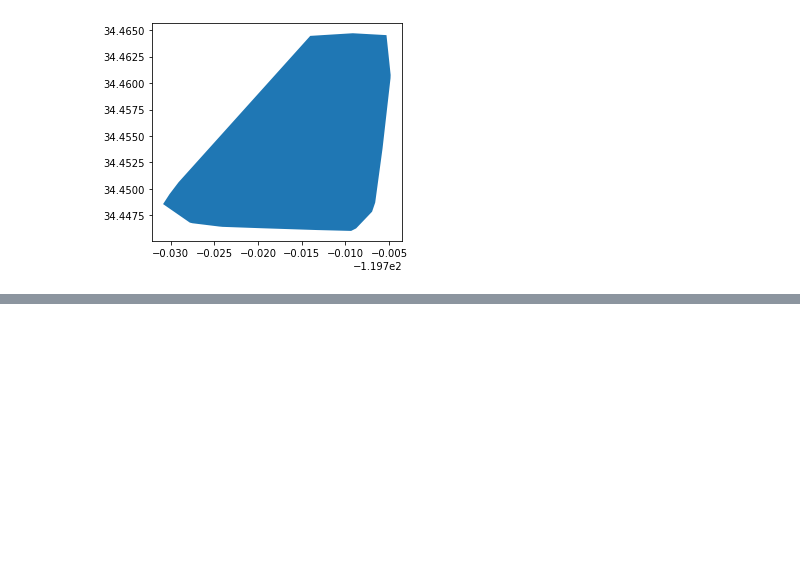
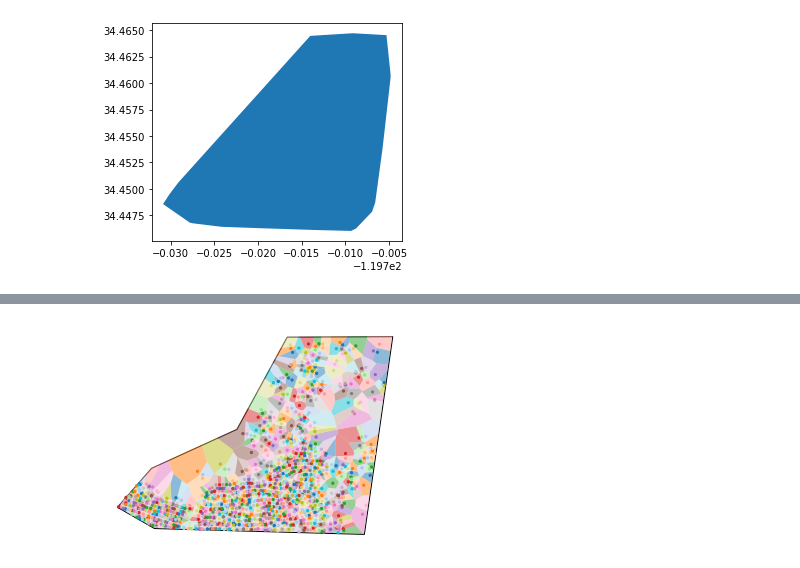
Before and after one commit to barguzin/rwmp_pipelines, a Jupyter notebook: evac/sumolib.ipynb, the cells around one changed output, grey strips where cells are left out. Cells and saved outputs as stored; diff of their text form; code cells hidden in the pictures; blank space fills up the shorter version.

```diff
--- a/evac/sumolib.ipynb
+++ b/evac/sumolib.ipynb
@@ -404,0 +444,14 @@ Value error
+# %%
+print(sa.crs)
+sa = sa.to_crs('epsg:4326')
+print(sa.crs)
+
+area_shape = sa.iloc[0].geometry
+
+x = bld.geometry.centroid.x
+y = bld.geometry.centroid.y
+
+coords = np.column_stack((x,y))
+print(coords.shape)
+
+coords[0]
@@ -404,0 +466,13 @@ Value error
+# %%
+from geovoronoi import voronoi_regions_from_coords
+
+region_polys, region_pts = voronoi_regions_from_coords(coords, area_shape)
+# %%
+import matplotlib.pyplot as plt
+from geovoronoi.plotting import subplot_for_map, plot_voronoi_polys_with_points_in_area
+
+fig, ax = subplot_for_map()
+plot_voronoi_polys_with_points_in_area(ax, area_shape, region_polys, coords, region_pts)
+plt.show()
+# %% [output]
+[figure, added]
```
Also changed, not shown: parts of 24 cells of this notebook, 4 other files.
